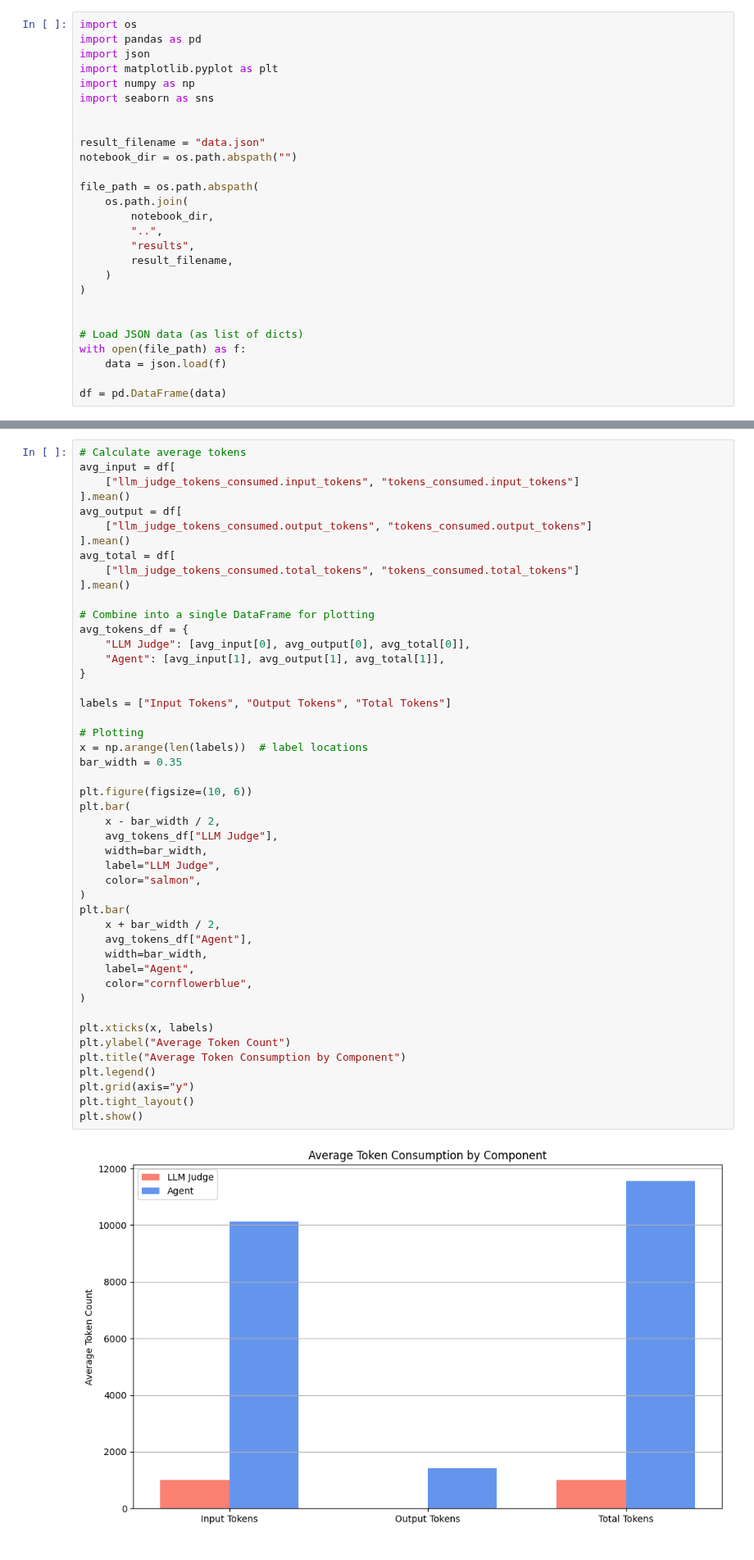
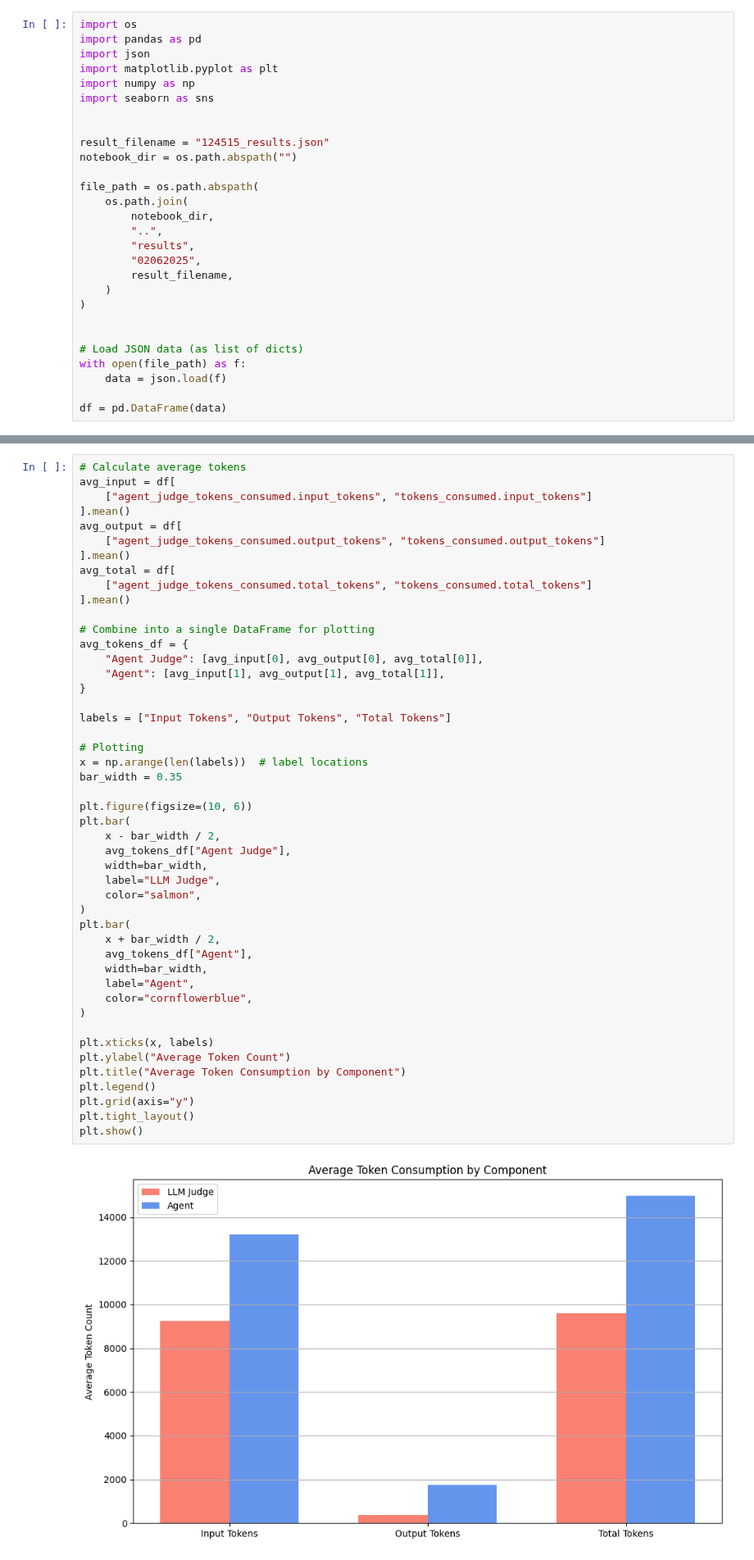
Before and after one commit to mrrestre/react_agent_in_edp, a Jupyter notebook: experiments/interpretation/experiment_viewer.ipynb, the cells around one changed output, grey strips where cells are left out. Shown at 82% size. Drawn from its saved outputs; the diff is of its cells as text.

```diff
--- a/experiments/interpretation/experiment_viewer.ipynb
+++ b/experiments/interpretation/experiment_viewer.ipynb
@@ -7,7 +7,7 @@ import numpy as np
 import seaborn as sns
 
 
-result_filename = "data.json"
+result_filename = "124515_results.json"
 notebook_dir = os.path.abspath("")
 
 file_path = os.path.abspath(
@@ -15,6 +15,7 @@ file_path = os.path.abspath(
         notebook_dir,
         "..",
         "results",
+        "02062025",
         result_filename,
     )
 )
@@ -194,50 +188,50 @@ plt.show()
 # %%
 # Calculate average tokens
 avg_input = df[
-    ["llm_judge_tokens_consumed.input_tokens", "tokens_consumed.input_tokens"]
+    ["agent_judge_tokens_consumed.input_tokens", "tokens_consumed.input_tokens"]
 ].mean()
 avg_output = df[
-    ["llm_judge_tokens_consumed.output_tokens", "tokens_consumed.output_tokens"]
+    ["agent_judge_tokens_consumed.output_tokens", "tokens_consumed.output_tokens"]
 ].mean()
 avg_total = df[
-    ["llm_judge_tokens_consumed.total_tokens", "tokens_consumed.total_tokens"]
+    ["agent_judge_tokens_consumed.total_tokens", "tokens_consumed.total_tokens"]
 ].mean()
 
 # Combine into a single DataFrame for plotting
 avg_tokens_df = {
-    "LLM Judge": [avg_input[0], avg_output[0], avg_total[0]],
+    "Agent Judge": [avg_input[0], avg_output[0], avg_total[0]],
     "Agent": [avg_input[1], avg_output[1], avg_total[1]],
 }
 
 labels = ["Input Tokens", "Output Tokens", "Total Tokens"]
 
 # Plotting
 x = np.arange(len(labels))  # label locations
 bar_width = 0.35
 
 plt.figure(figsize=(10, 6))
 plt.bar(
     x - bar_width / 2,
-    avg_tokens_df["LLM Judge"],
+    avg_tokens_df["Agent Judge"],
     width=bar_width,
     label="LLM Judge",
     color="salmon",
 )
 plt.bar(
     x + bar_width / 2,
     avg_tokens_df["Agent"],
     width=bar_width,
     label="Agent",
     color="cornflowerblue",
 )
 
 plt.xticks(x, labels)
 plt.ylabel("Average Token Count")
 plt.title("Average Token Consumption by Component")
 plt.legend()
 plt.grid(axis="y")
 plt.tight_layout()
 plt.show()
 # %% [output]
-[figure, old version]
+[figure, new version]
 # %% [markdown]
```
Also changed, not shown: parts of 9 cells of this notebook, 7 other files.
